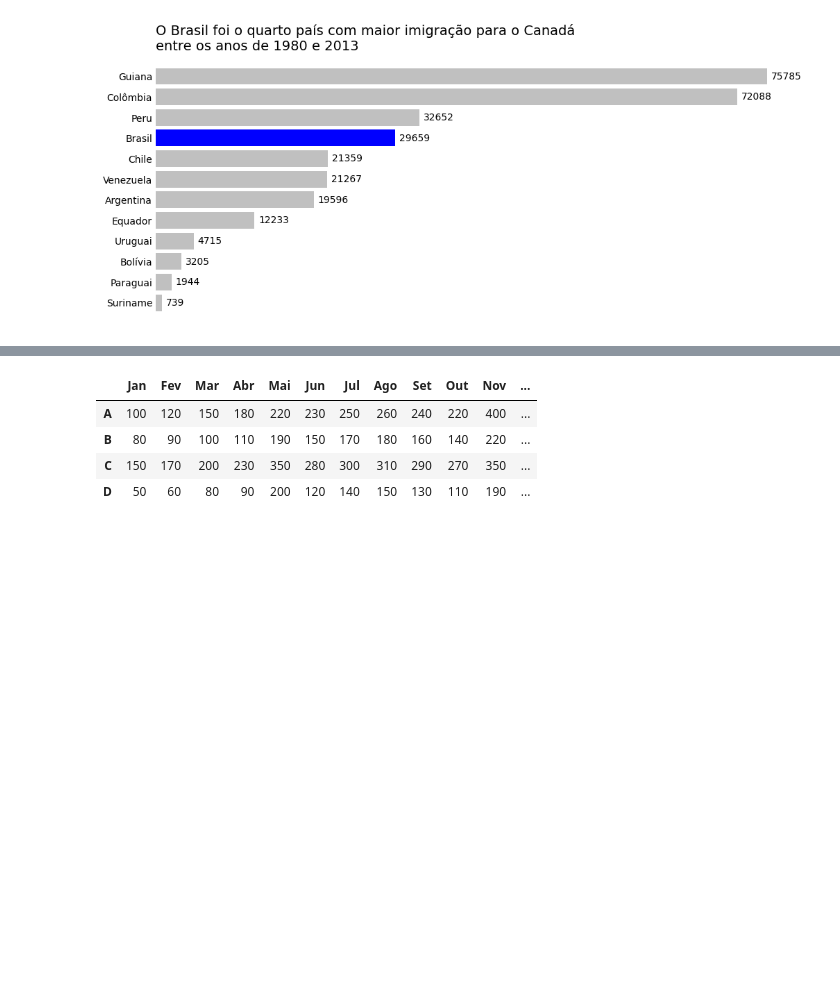
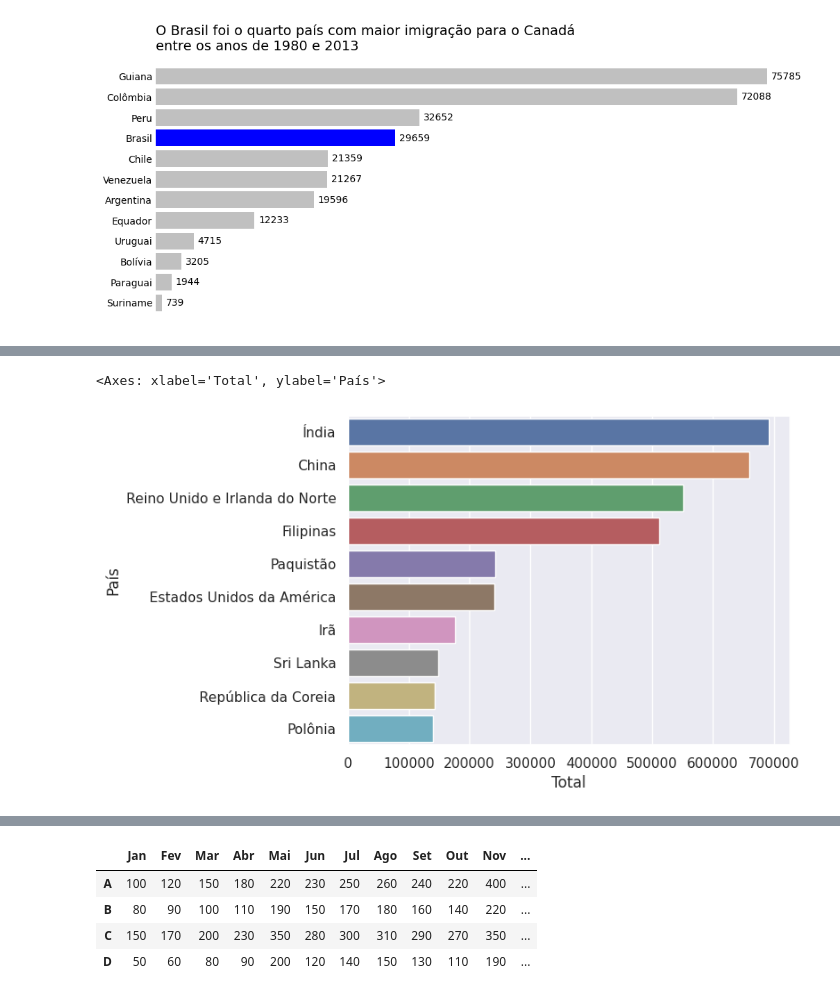
Before and after one commit to joaopfs97/data_science_exploring_data, a Jupyter notebook: data_visualization.ipynb, the cells around one changed output, grey strips where cells are left out. Drawn from its saved outputs; the diff is of its cells as text; code cells hidden in the pictures; blank space fills up the shorter version.

Commit message:
Criando visualizações com Seaborn

```diff
--- a/data_visualization.ipynb
+++ b/data_visualization.ipynb
@@ -149,0 +157,4 @@ plt.show()
+# %%
+# Pegando os top 10 países do dataframe
+top10 = data.sort_values('Total',ascending = False).head(10)
+top10
@@ -149,0 +175,5 @@ plt.show()
+# %%
+sns.barplot(data=top10,y=top10.index,x='Total',hue='País',orient='h')
+# %% [output]
+<Axes: xlabel='Total', ylabel='País'>
+[figure, added]
```
Also changed, not shown: parts of 9 cells of this notebook.
